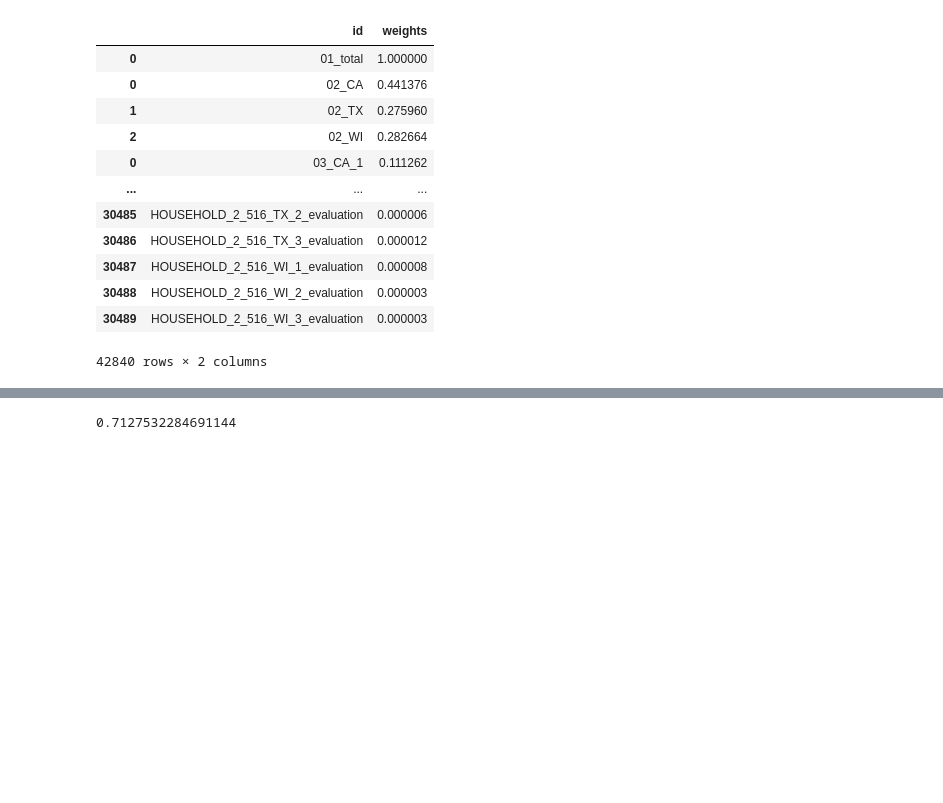
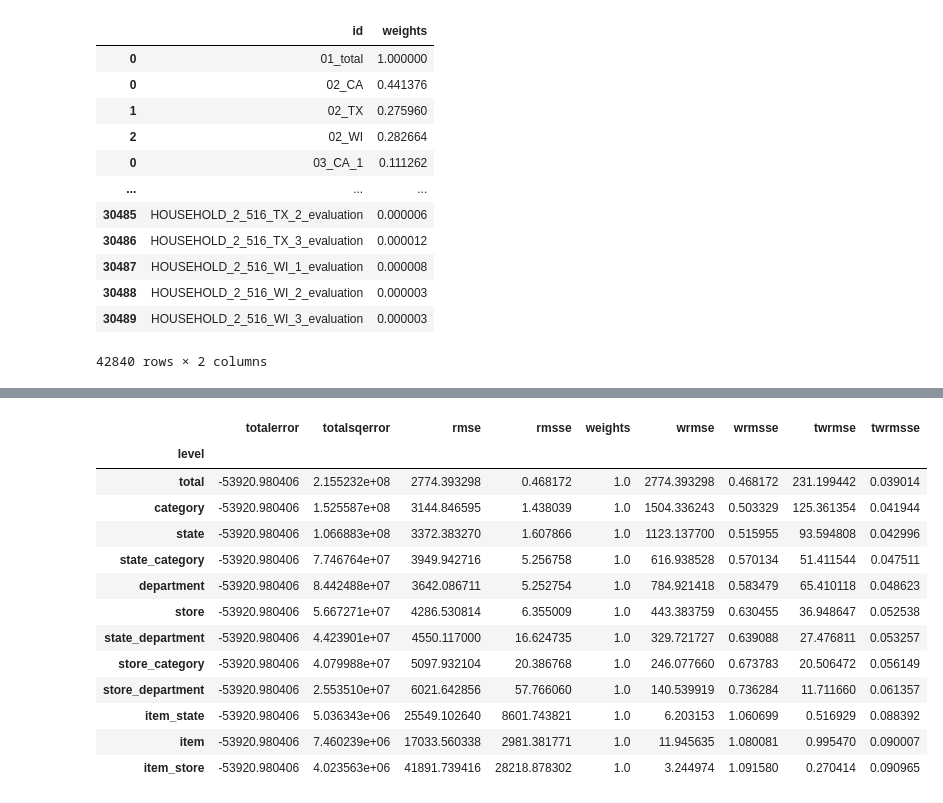
Before and after one commit to jmiller558/Capstone, a Jupyter notebook: Evaluation.ipynb, the cells around one changed output, grey strips where cells are left out. Cells and saved outputs as stored; diff of their text form; code cells hidden in the pictures; blank space fills up the shorter version.

```diff
--- a/Evaluation.ipynb
+++ b/Evaluation.ipynb
@@ -173,7 +153,7 @@ features = 6
 train_end = 1919
 test_end = 1947
 # %%
-def get_naive_mse(full_wlevels,train_end):
+def get_naive_mse(full_wlevels,features,train_end):
     trainf = full_wlevels.iloc[:,:train_end+1]
     naive_mse = pd.DataFrame(data={'id':trainf['id'],'naive_mse':list(np.repeat(0,trainf.shape[0]))})
     for i in range(features+1,len(trainf.columns)-1):
@@ -182,7 +162,7 @@ def get_naive_mse(full_wlevels,train_end):
     naive_mse['naive_mse'] = naive_mse['naive_mse'] / (train_end-features-1)
     return naive_mse
 # %%
-naive_mse = get_naive_mse(full_wlevels,train_end)
+naive_mse = get_naive_mse(full_wlevels,features,train_end)
 # %%
 naive_mse
 # %% [output]
@@ -240,8 +220,8 @@ def get_scores(predictions_full_wlevels,full_wlevels,naive_mse,weights):
     predictions_wscores['totalerror'] = errors_matrix.sum(axis=1)
     sqerror_matrix = errors_matrix**2
     predictions_wscores['totalsqerror'] = sqerror_matrix.sum(axis=1)
-    predictions_wscores['rmse'] = (se_matrix.sum(axis=1) / se_matrix.shape[1])**.5
-    predictions_wscores['rmsse'] = (se_matrix.sum(axis=1) / naive_mse['naive_mse'] / se_matrix.shape[1])**.5
+    predictions_wscores['rmse'] = (sqerror_matrix.sum(axis=1) / sqerror_matrix.shape[1])**.5
+    predictions_wscores['rmsse'] = (sqerror_matrix.sum(axis=1) / naive_mse['naive_mse'] / sqerror_matrix.shape[1])**.5
     predictions_wscores['weights'] = list(weights['weights'])
     predictions_wscores['wrmse'] = predictions_wscores['rmse'] * predictions_wscores['weights']
     predictions_wscores['wrmsse'] = predictions_wscores['rmsse'] * predictions_wscores['weights']
@@ -269,4 +233,17 @@ predictions_wscores
 # %%
-predictions_wscores['se'].sum()
+predictions_wscores.groupby('level').sum().iloc[:,28:].sort_values(by='twrmsse')
 # %% [output]
-0.7127532284691144
+|  | totalerror | totalsqerror | rmse | rmsse | weights | wrmse | wrmsse | twrmse | twrmsse |
+| level |  |  |  |  |  |  |  |  |  |
+| total | -53920.980406 | 2.155232e+08 | 2774.393298 | 0.468172 | 1.0 | 2774.393298 | 0.468172 | 231.199442 | 0.039014 |
+| category | -53920.980406 | 1.525587e+08 | 3144.846595 | 1.438039 | 1.0 | 1504.336243 | 0.503329 | 125.361354 | 0.041944 |
+| state | -53920.980406 | 1.066883e+08 | 3372.383270 | 1.607866 | 1.0 | 1123.137700 | 0.515955 | 93.594808 | 0.042996 |
+| state_category | -53920.980406 | 7.746764e+07 | 3949.942716 | 5.256758 | 1.0 | 616.938528 | 0.570134 | 51.411544 | 0.047511 |
+| department | -53920.980406 | 8.442488e+07 | 3642.086711 | 5.252754 | 1.0 | 784.921418 | 0.583479 | 65.410118 | 0.048623 |
+| store | -53920.980406 | 5.667271e+07 | 4286.530814 | 6.355009 | 1.0 | 443.383759 | 0.630455 | 36.948647 | 0.052538 |
+| state_department | -53920.980406 | 4.423901e+07 | 4550.117000 | 16.624735 | 1.0 | 329.721727 | 0.639088 | 27.476811 | 0.053257 |
+| store_category | -53920.980406 | 4.079988e+07 | 5097.932104 | 20.386768 | 1.0 | 246.077660 | 0.673783 | 20.506472 | 0.056149 |
+| store_department | -53920.980406 | 2.553510e+07 | 6021.642856 | 57.766060 | 1.0 | 140.539919 | 0.736284 | 11.711660 | 0.061357 |
+| item_state | -53920.980406 | 5.036343e+06 | 25549.102640 | 8601.743821 | 1.0 | 6.203153 | 1.060699 | 0.516929 | 0.088392 |
+| item | -53920.980406 | 7.460239e+06 | 17033.560338 | 2981.381771 | 1.0 | 11.945635 | 1.080081 | 0.995470 | 0.090007 |
+| item_store | -53920.980406 | 4.023563e+06 | 41891.739416 | 28218.878302 | 1.0 | 3.244974 | 1.091580 | 0.270414 | 0.090965 |
```
Also changed, not shown: parts of 5 cells of this notebook.
